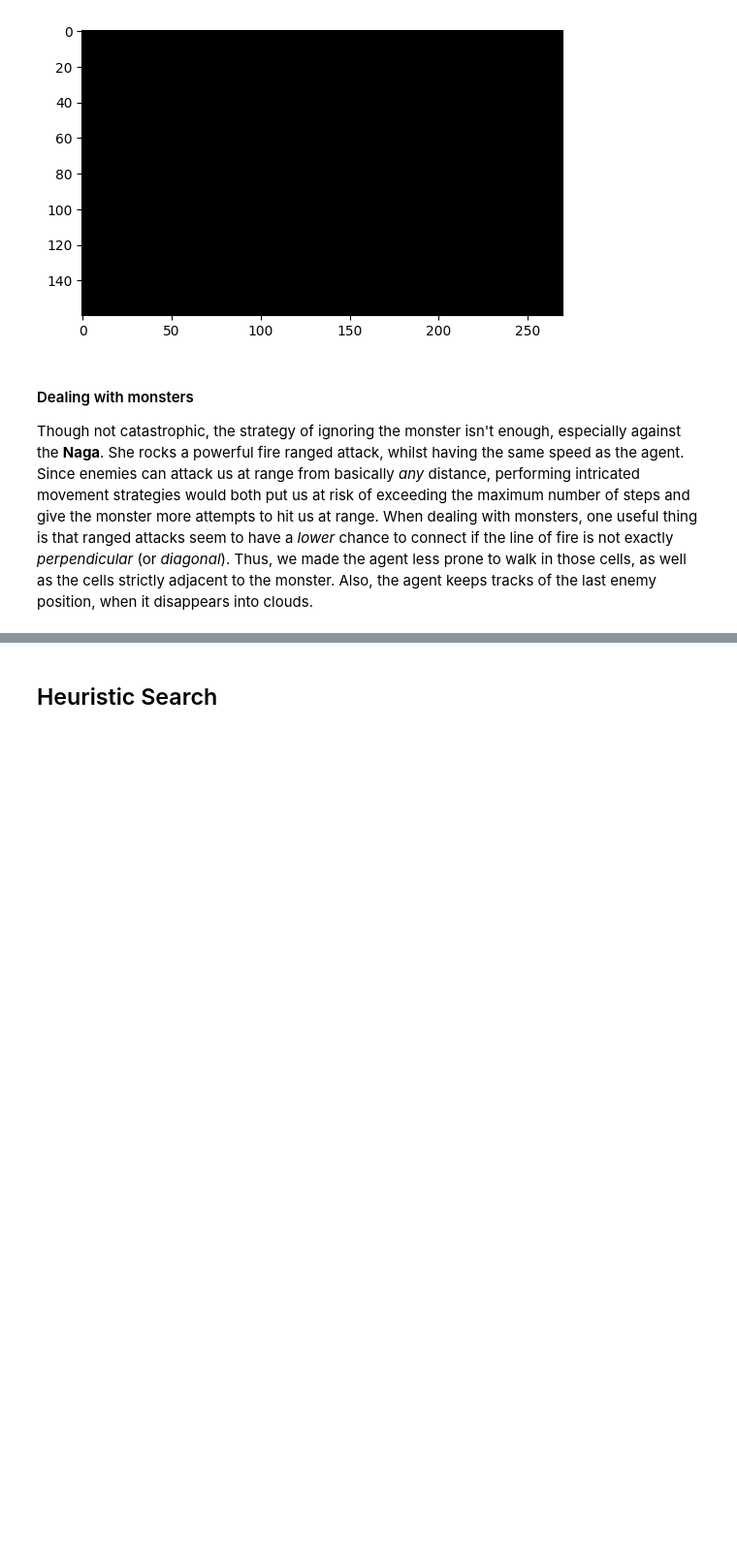
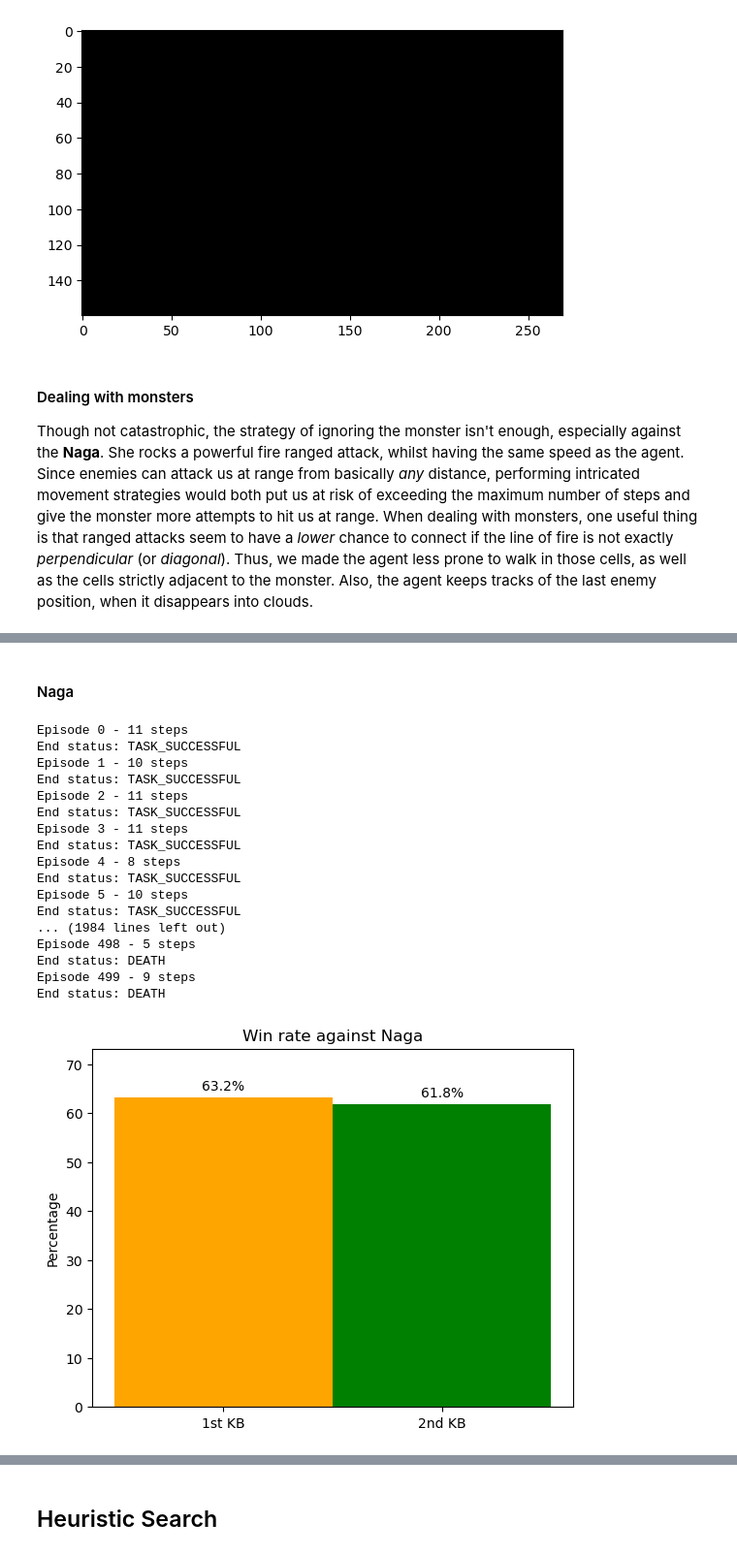
Before and after one commit to Nsivaa/AIF, a Jupyter notebook: notebook.ipynb, the cells around one changed output, grey strips where cells are left out. Shown at 97% size. Saved outputs shown, nothing was run; the diff lists cells and outputs as text; code cells hidden in the pictures; blank space fills up the shorter version.

```diff
--- a/notebook.ipynb
+++ b/notebook.ipynb
@@ -326,0 +196,35 @@ End status: TASK_SUCCESSFUL
+# %% [markdown]
+#### Naga
+# %%
+ENV = gym.make("MiniHack-Navigation-Custom-v0", des_file="dat/fully_observable_N.des",
+              observation_keys=('screen_descriptions','message','pixel','blstats'))
+
+#1st KB: ignoring monsters
+_, _, wins1Naga = evaluate(num_ep = NUM_EP, max_steps = 30, kb_path = 'kbs/looping_kb.pl', env = ENV, speed = "fast", show = False)
+
+
+#2nd KB: avoiding monsters
+_, _, wins2Naga = evaluate(num_ep = 500, max_steps = 30, kb_path = 'kbs/project_kb.pl', env = ENV, speed = "fast", show = False)
+
+
+#plots
+plot([wins1Naga, wins2Naga], "1", 1, ["1st KB", "2nd KB"], "Percentage", "Win rate against Naga", percentage = 500)
+# %% [output]
+Episode 0 - 11 steps
+End status: TASK_SUCCESSFUL
+Episode 1 - 10 steps
+End status: TASK_SUCCESSFUL
+Episode 2 - 11 steps
+End status: TASK_SUCCESSFUL
+Episode 3 - 11 steps
+End status: TASK_SUCCESSFUL
+Episode 4 - 8 steps
+End status: TASK_SUCCESSFUL
+Episode 5 - 10 steps
+End status: TASK_SUCCESSFUL
+... (1984 lines left out)
+Episode 498 - 5 steps
+End status: DEATH
+Episode 499 - 9 steps
+End status: DEATH
+[figure, added]
```
Also changed, not shown: parts of 40 cells of this notebook, 4 other files.
